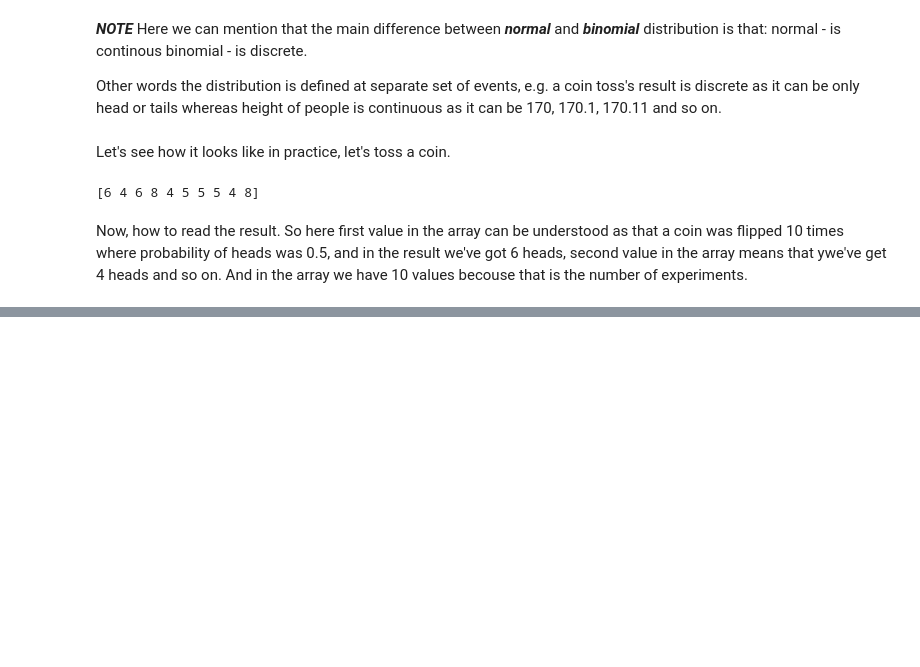
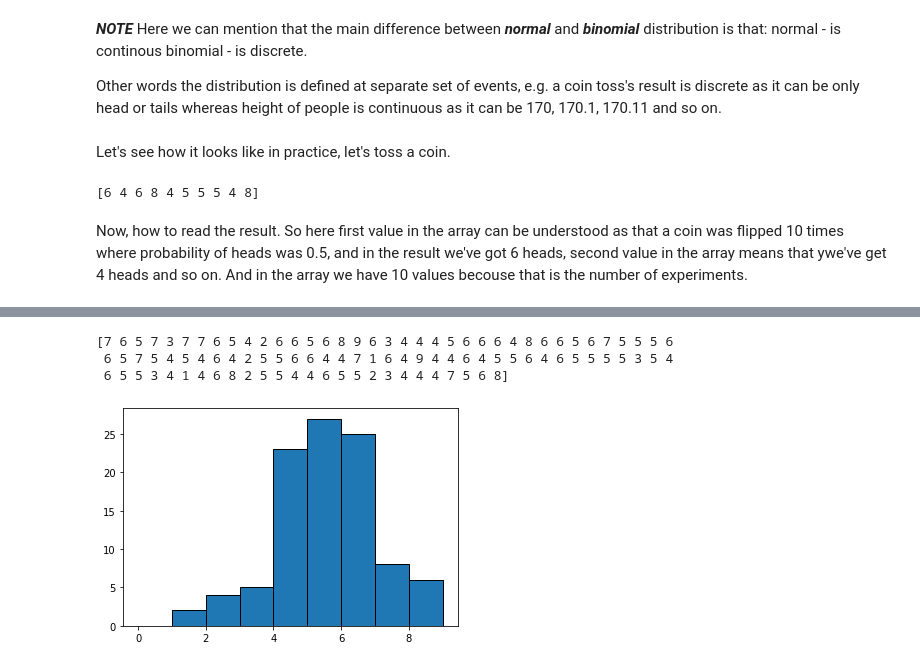
Before and after one commit to DracoNibilis/Numpy.random_Overview, a Jupyter notebook: numpy_random.ipynb, the cells around one changed output, grey strips where cells are left out. Saved outputs shown, nothing was run; the diff lists cells and outputs as text; code cells hidden in the pictures; blank space fills up the shorter version.

Commit message:
binomial upgrade

```diff
--- a/numpy_random.ipynb
+++ b/numpy_random.ipynb
@@ -538,3 +551,19 @@ So here first value in the array can be understood as that a coin was flipped 10
+# %%
+# same coin experiment, but with much more tries
+coins = np.random.binomial(n = 10, # how many times you flip the coin
+                           p = 0.5, # probablility of getting heads after each flip is 0.5 ( 50%)
+                           size = 100) # experiment is done 10 times (each experiment involves flipping coin 10 times
+print(coins)
+# %% [output]
+[7 6 5 7 3 7 7 6 5 4 2 6 6 5 6 8 9 6 3 4 4 4 5 6 6 6 4 8 6 6 5 6 7 5 5 5 6
+ 6 5 7 5 4 5 4 6 4 2 5 5 6 6 4 4 7 1 6 4 9 4 4 6 4 5 5 6 4 6 5 5 5 5 3 5 4
+ 6 5 5 3 4 1 4 6 8 2 5 5 4 4 6 5 5 2 3 4 4 4 7 5 6 8]
+# %%
+bin = np.arange(0,10,1)
+plt.hist(coins, bins=bin, edgecolor="black")
+plt.show()
+# %% [output]
+[figure, added]
 # %% [markdown]
 ***
 ***
```
Also changed, not shown: parts of 17 cells of this notebook.
